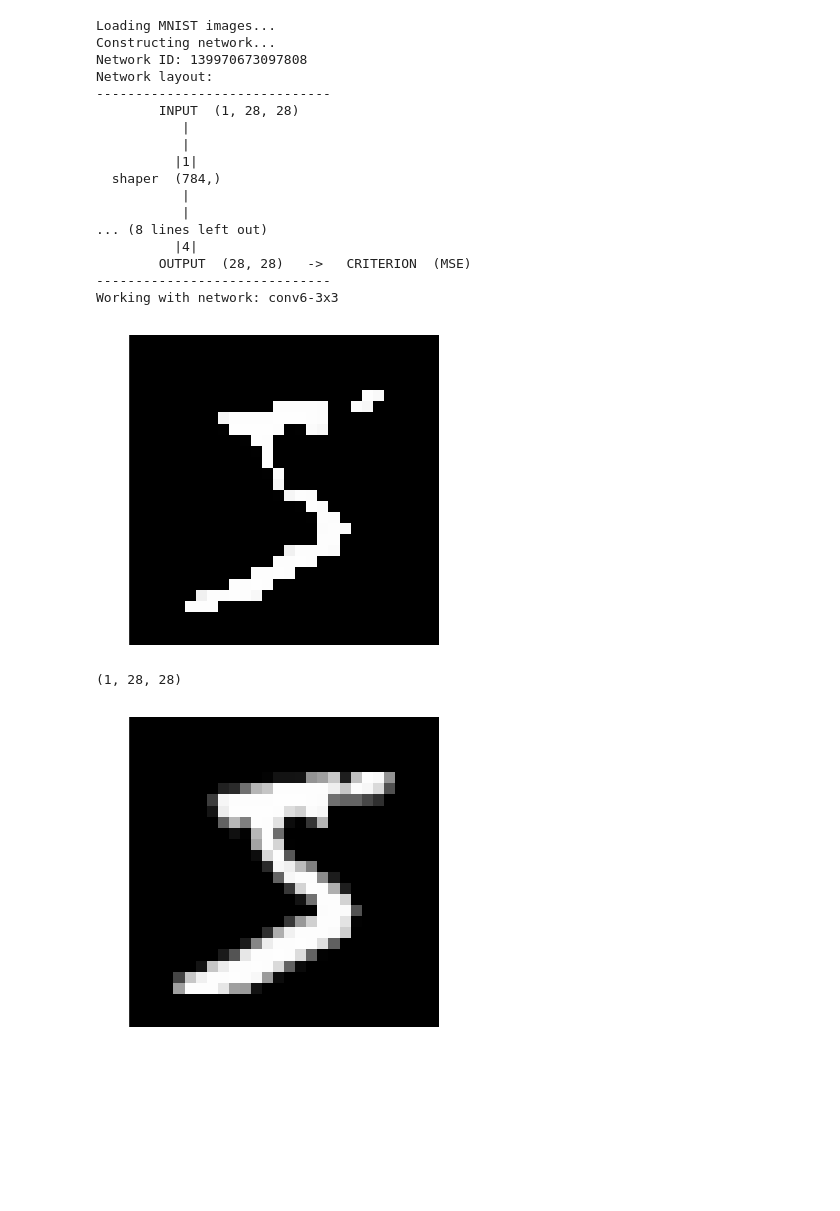
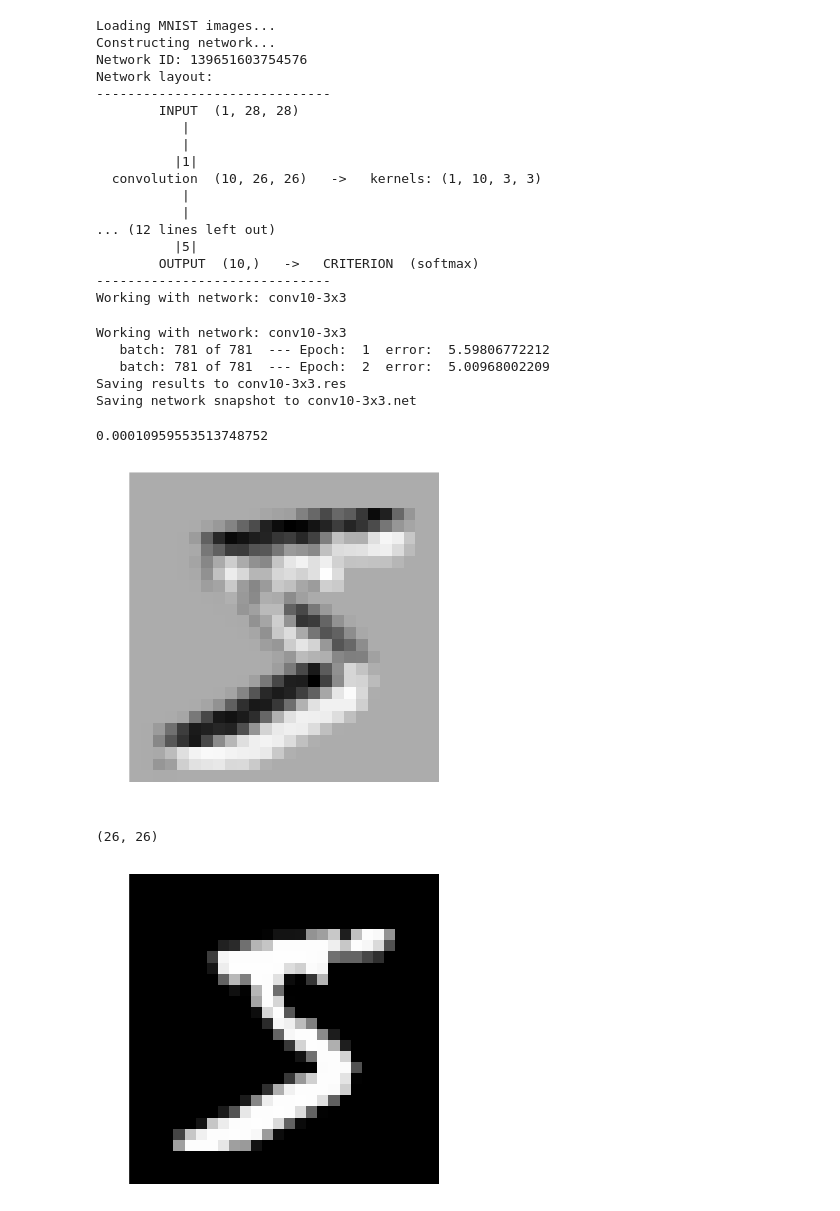
Before and after one commit to botcs/deepscratch, a Jupyter notebook: demo/mnist_test/conv_probe.ipynb, the cells around one changed output. Saved outputs shown, nothing was run; the diff lists cells and outputs as text; code cells hidden in the pictures; blank space fills up the shorter version.

```diff
--- a/demo/mnist_test/conv_probe.ipynb
+++ b/demo/mnist_test/conv_probe.ipynb
@@ -21,7 +21,7 @@ reg = 0
 L1 = False
 L2 = False
 L05 = False
-netname = 'conv6-3x3'
+netname = 'conv10-3x3'
 
 def loadmnist():
     import cPickle, gzip
@@ -49,10 +49,11 @@ train, valid, test = loadmnist()
 print 'Constructing network...'
 #########################
 # NETWORK DEFINITION
-nn = nm.network(in_shape=train[0][0].shape, criterion='MSE')
-nn.add_shaper(784)
-nn.add_wta(70)
-nn.add_shaper((28,28))
+nn = nm.network(in_shape=train[0][0].shape, criterion='softmax')
+nn.add_conv(kernel_shape=(3,3), num_of_ker=10)
+nn.add_activation('relu')
+nn.add_shaper(-1)
+nn.add_full(10, sharp=True)
 #########################
 print nn
 
@@ -138,26 +139,44 @@ def gradient_check(eps=0.001):
 # %% [output]
 Loading MNIST images...
 Constructing network...
-Network ID: 139970673097808
+Network ID: 139651603754576
 Network layout:
 ------------------------------
         INPUT  (1, 28, 28)
            |
            |
           |1|
-  shaper  (784,)
+  convolution  (10, 26, 26)   ->   kernels: (1, 10, 3, 3)
            |
            |
-... (8 lines left out)
-          |4|
-        OUTPUT  (28, 28)   ->   CRITERION  (MSE)
+... (12 lines left out)
+          |5|
+        OUTPUT  (10,)   ->   CRITERION  (softmax)
 ------------------------------
-Working with network: conv6-3x3
+Working with network: conv10-3x3
-# %%
-imshow(nn.get_output(train[0][0]))
-# %% [output]
-[figure, removed]
-(1, 28, 28)
+# %%
+train_net()
+# %% [output]
+Working with network: conv10-3x3
+   batch: 781 of 781  --- Epoch:  1  error:  5.59806772212
+   batch: 781 of 781  --- Epoch:  2  error:  5.00968002209
+Saving results to conv10-3x3.res
+Saving network snapshot to conv10-3x3.net
+# %%
+nn.get_output(train[0][0])
+#imshow(nn[1].kernels)
+#imshow(nn[2].output)
+nn[2].output.mean()
+# %% [output]
+0.00010959553513748752
+# %%
+nn.get_output(train[0][0])
+#imshow(nn[1].kernels)
+#imshow(nn[2].output)
+imshow(nn[2].output[0,0]-nn[2].output[0,1])
+# %% [output]
+[figure, added]
+(26, 26)
 # %%
 imshow(train[0][0])
 # %% [output]
```
Also changed, not shown: 11 other files.
